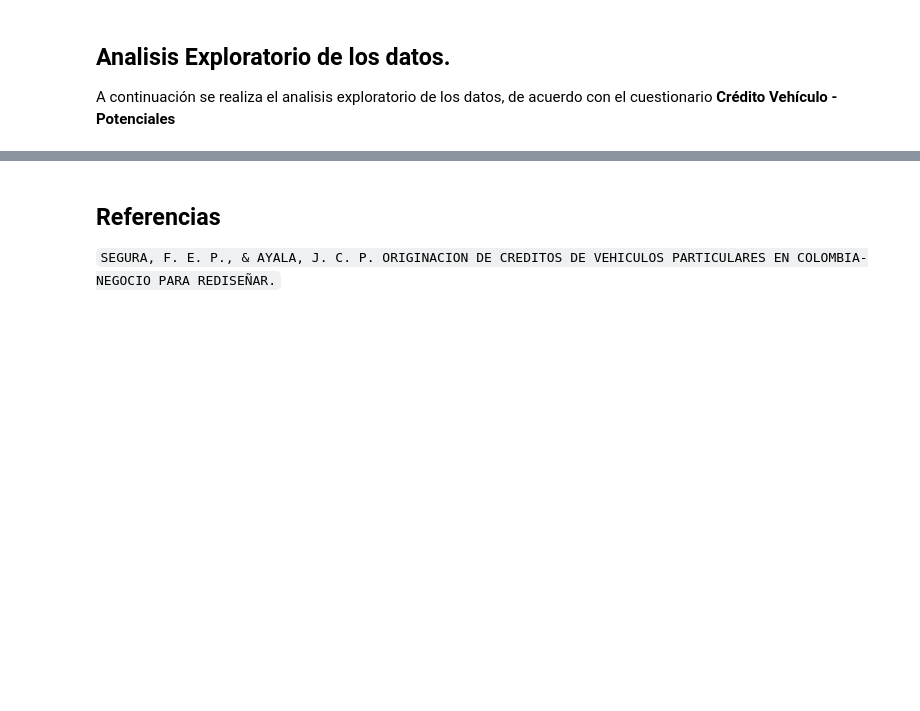
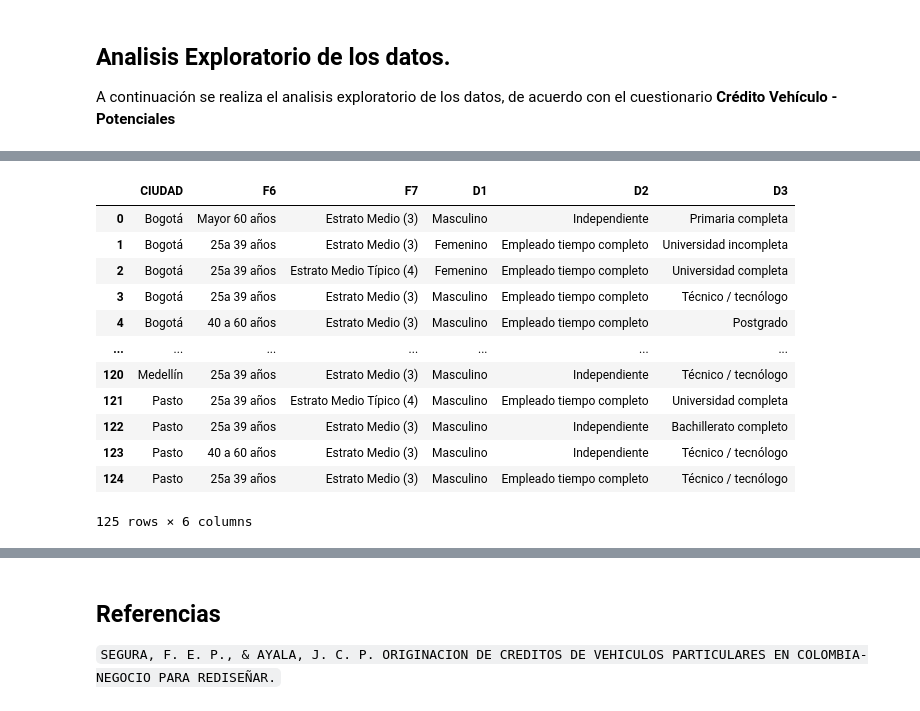
Before and after one commit to LordOnion88/MAD, a Jupyter notebook: Marketing Analytics/Clustering/CRISP DM SEGUROS AUTOS.ipynb, the cells around one changed output, grey strips where cells are left out. Cells and saved outputs as stored; diff of their text form; code cells hidden in the pictures; blank space fills up the shorter version.

```diff
--- a/Marketing Analytics/Clustering/CRISP DM SEGUROS AUTOS.ipynb
+++ b/Marketing Analytics/Clustering/CRISP DM SEGUROS AUTOS.ipynb
@@ -43,0 +52,20 @@ url = ''
+# %%
+columnasAED = ['CIUDAD', 'F6','F7','D1','D2','D3']
+
+data_AED = data.copy()
+data_AED = data_AED[columnasAED]
+data_AED
+# %% [output]
+|  | CIUDAD | F6 | F7 | D1 | D2 | D3 |
+| 0 | Bogotá | Mayor 60 años | Estrato Medio (3) | Masculino | Independiente | Primaria completa |
+| 1 | Bogotá | 25a 39 años | Estrato Medio (3) | Femenino | Empleado tiempo completo | Universidad incompleta |
+| 2 | Bogotá | 25a 39 años | Estrato Medio Típico (4) | Femenino | Empleado tiempo completo | Universidad completa |
+| 3 | Bogotá | 25a 39 años | Estrato Medio (3) | Masculino | Empleado tiempo completo | Técnico / tecnólogo |
+| 4 | Bogotá | 40 a 60 años | Estrato Medio (3) | Masculino | Empleado tiempo completo | Postgrado |
+| ... | ... | ... | ... | ... | ... | ... |
+| 120 | Medellín | 25a 39 años | Estrato Medio (3) | Masculino | Independiente | Técnico / tecnólogo |
+| 121 | Pasto | 25a 39 años | Estrato Medio Típico (4) | Masculino | Empleado tiempo completo | Universidad completa |
+| 122 | Pasto | 25a 39 años | Estrato Medio (3) | Masculino | Independiente | Bachillerato completo |
+| 123 | Pasto | 40 a 60 años | Estrato Medio (3) | Masculino | Independiente | Técnico / tecnólogo |
+| 124 | Pasto | 25a 39 años | Estrato Medio (3) | Masculino | Empleado tiempo completo | Técnico / tecnólogo |
+125 rows × 6 columns
```
Also changed, not shown: parts of 5 cells of this notebook, 2 other files.
